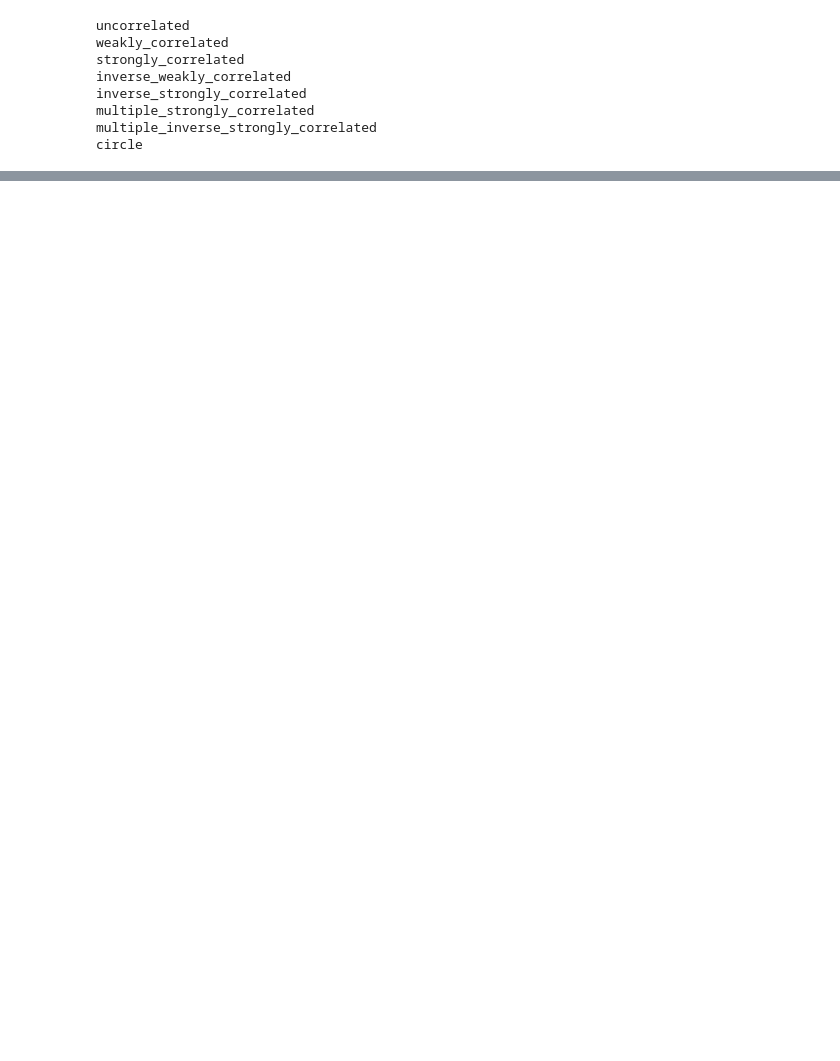
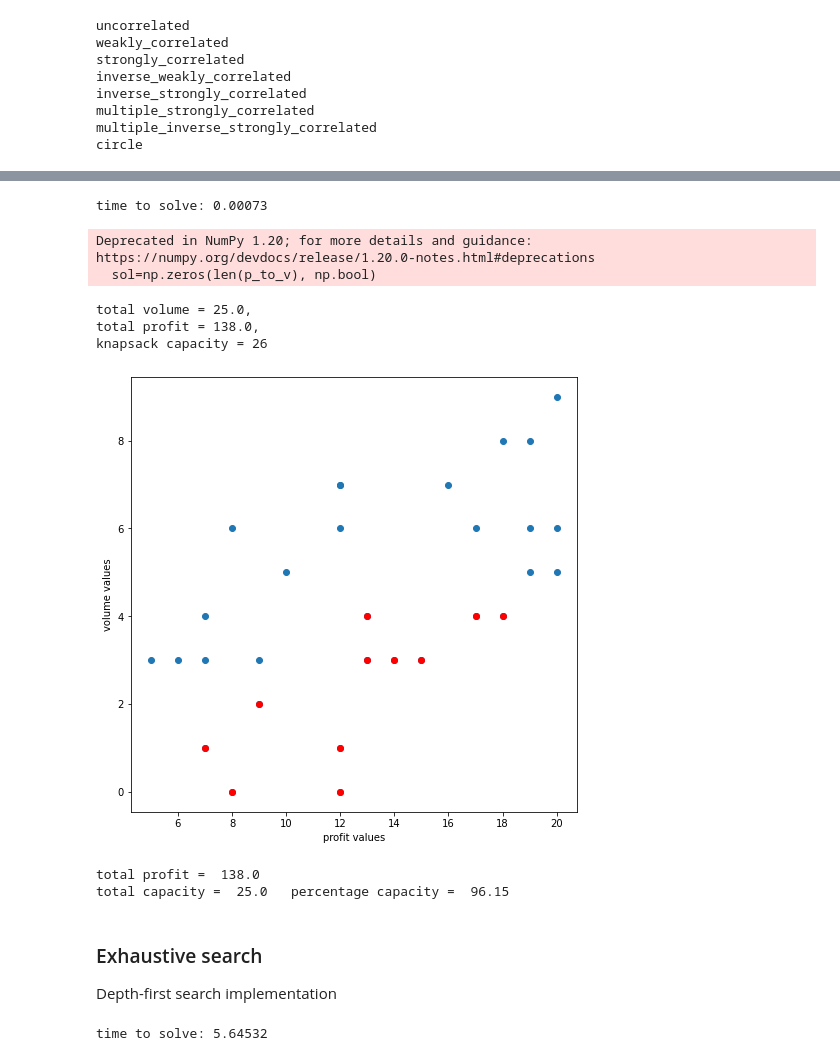
Before and after one commit to SimoneMugnai/AI_USI_MA_Assignments, a Jupyter notebook: introduction_to_the_KP.ipynb, the cells around one changed output, grey strips where cells are left out. Drawn from its saved outputs; the diff is of its cells as text; code cells hidden in the pictures; blank space fills up the shorter version.

Commit message:
Updated Knapsack notebook

```diff
--- a/introduction_to_the_KP.ipynb
+++ b/introduction_to_the_KP.ipynb
@@ -112,0 +271,51 @@ collected 60.0% of the volume
+# %%
+start = time()
+tot_p=0
+tot_v=0
+p_to_v=ic.profit_items/ic.volume_items
+sorted_idx=np.argsort(p_to_v)[::-1]
+sol=np.zeros(len(p_to_v), np.bool)
+
+for i in range(len(p_to_v)):
+  j=sorted_idx[i]
+  if tot_v+ic.volume_items[j]<ic.capacity:
+    tot_v+=ic.volume_items[j]
+    tot_p+=ic.profit_items[j]
+    sol[j]= True
+print("time to solve:", np.round(time() - start, 5))
+# %% [output]
+time to solve: 0.00073
+Deprecated in NumPy 1.20; for more details and guidance: https://numpy.org/devdocs/release/1.20.0-notes.html#deprecations
+  sol=np.zeros(len(p_to_v), np.bool)
+# %%
+print(f"total volume = {tot_v},\ntotal profit = {tot_p},\nknapsack capacity = {ic.capacity}")
+# %% [output]
+total volume = 25.0,
+total profit = 138.0,
+knapsack capacity = 26
+# %%
+import matplotlib.pyplot as plt
+
+def plot_solution(solution, profit_items, volume_items, color="red"):
+  plt.figure(figsize=(8, 8))
+  # plt.title(distribution)
+  index_not = np.where(solution==0)
+  plt.scatter(profit_items, volume_items)
+  plt.scatter(profit_items[solution],
+              volume_items[solution], c=color)
+  plt.xlabel("profit values")
+  plt.ylabel("volume values")
+
+
+plot_solution(np.where(sol>0), ic.profit_items, ic.volume_items)
+plt.show()
+print("total profit = ", np.sum(ic.profit_items[sol]),
+      "\ntotal capacity = ", np.sum(ic.volume_items[sol]), "\t percentage capacity = ", np.round(np.sum(ic.volume_items[sol])/ic.capacity*100, 2))
+# %% [output]
+[figure, added]
+total profit =  138.0
+total capacity =  25.0   percentage capacity =  96.15
+# %% [markdown]
+### Exhaustive search
+
+Depth-first search implementation
@@ -112,0 +347,6 @@ collected 60.0% of the volume
+# %%
+start = time()
+value_optimal_sol, optimal_sol = exaustiveSearch(ic.capacity, ic.volume_items, ic.profit_items, ic.nItems, [])
+print("time to solve:", np.round(time() - start, 5))
+# %% [output]
+time to solve: 5.64532
```
Also changed, not shown: parts of 21 cells of this notebook.
